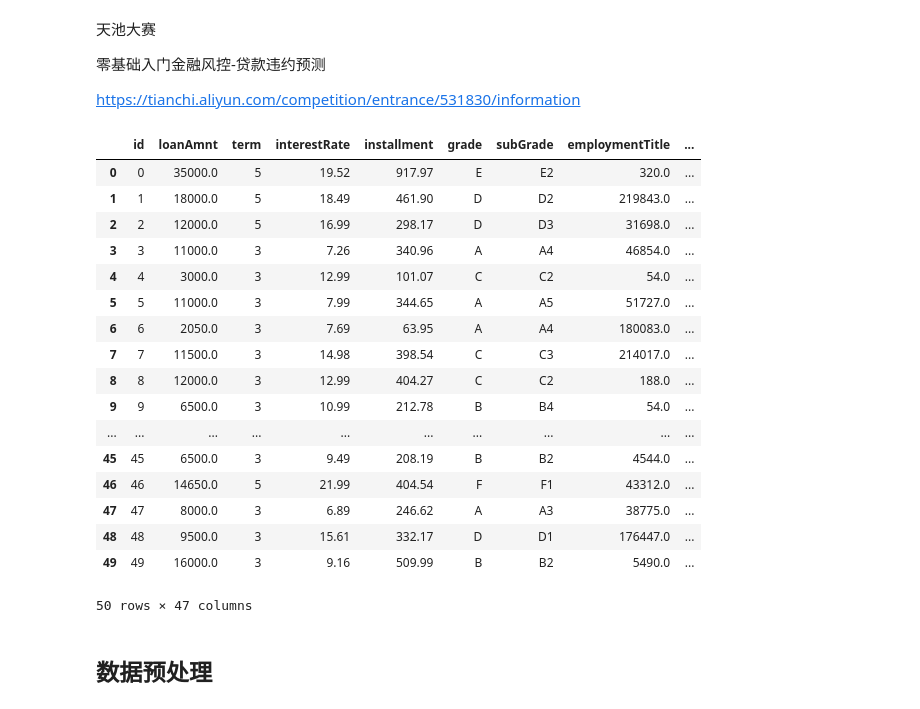
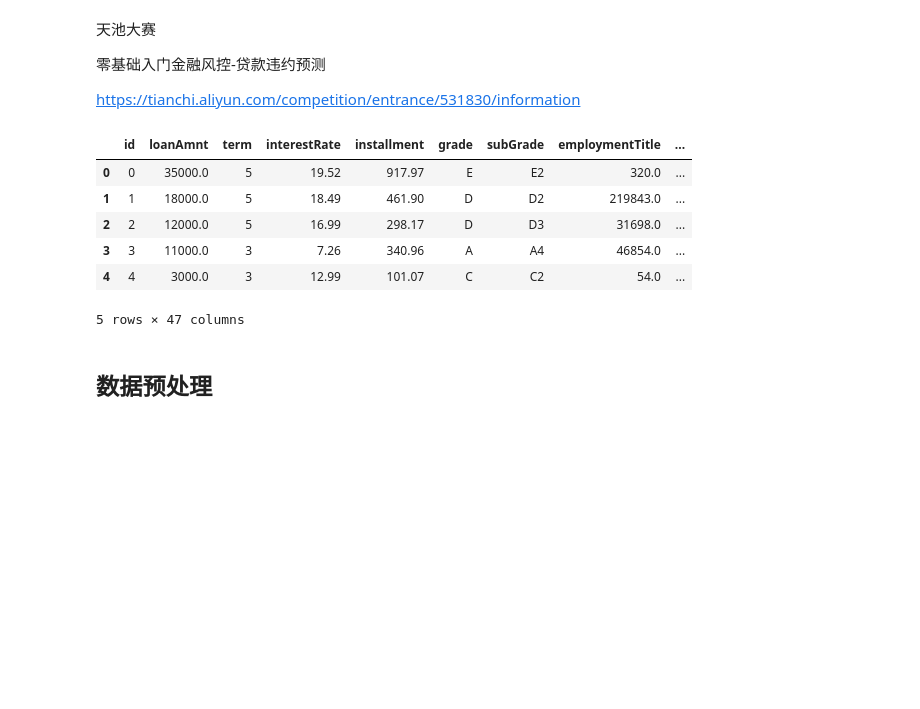
Before and after one commit to ShaoZC/Quantitative_Risk_Management_in_Python, a Jupyter notebook: 金融风控-贷款违约预测202009.ipynb, the cells around one changed output. Cells and saved outputs as stored; diff of their text form; code cells hidden in the pictures; blank space fills up the shorter version.

```diff
--- a/金融风控-贷款违约预测202009.ipynb
+++ b/金融风控-贷款违约预测202009.ipynb
@@ -11,31 +11,20 @@ import matplotlib.pyplot
 # %%
 #在线数据 无需下载
 # train_url='http://aliyuntianchiresult.cn-hangzhou.oss.aliyun-inc.com/file/race/documents/531830/train.csv?Expires=1599954909&OSSAccessKeyId=LTAILBoOl5drlflK&Signature=tu3%2F%2FkRQzmC%2BFvVx2Zezu%2FoIzpI%3D&response-content-disposition=attachment%3B%20'
 #离线数据 可提前下载好
 import pandas
 train_url='C:/Users/wade z shao/OneDrive - PwC China/downloads/train.csv'
 # train_url='C:/Users/wade/Downloads/train.csv'
 train=pandas.read_csv(train_url)
-train.head(50)
+train.head(5)
 # %% [output]
 |  | id | loanAmnt | term | interestRate | installment | grade | subGrade | employmentTitle | ... |
 | 0 | 0 | 35000.0 | 5 | 19.52 | 917.97 | E | E2 | 320.0 | ... |
 | 1 | 1 | 18000.0 | 5 | 18.49 | 461.90 | D | D2 | 219843.0 | ... |
 | 2 | 2 | 12000.0 | 5 | 16.99 | 298.17 | D | D3 | 31698.0 | ... |
 | 3 | 3 | 11000.0 | 3 | 7.26 | 340.96 | A | A4 | 46854.0 | ... |
 | 4 | 4 | 3000.0 | 3 | 12.99 | 101.07 | C | C2 | 54.0 | ... |
-| 5 | 5 | 11000.0 | 3 | 7.99 | 344.65 | A | A5 | 51727.0 | ... |
-| 6 | 6 | 2050.0 | 3 | 7.69 | 63.95 | A | A4 | 180083.0 | ... |
-| 7 | 7 | 11500.0 | 3 | 14.98 | 398.54 | C | C3 | 214017.0 | ... |
-| 8 | 8 | 12000.0 | 3 | 12.99 | 404.27 | C | C2 | 188.0 | ... |
-| 9 | 9 | 6500.0 | 3 | 10.99 | 212.78 | B | B4 | 54.0 | ... |
-| ... | ... | ... | ... | ... | ... | ... | ... | ... | ... |
-| 45 | 45 | 6500.0 | 3 | 9.49 | 208.19 | B | B2 | 4544.0 | ... |
-| 46 | 46 | 14650.0 | 5 | 21.99 | 404.54 | F | F1 | 43312.0 | ... |
-| 47 | 47 | 8000.0 | 3 | 6.89 | 246.62 | A | A3 | 38775.0 | ... |
-| 48 | 48 | 9500.0 | 3 | 15.61 | 332.17 | D | D1 | 176447.0 | ... |
-| 49 | 49 | 16000.0 | 3 | 9.16 | 509.99 | B | B2 | 5490.0 | ... |
-50 rows × 47 columns
+5 rows × 47 columns
 # %%
 #在线数据 无需下载
 # testA_url='http://aliyuntianchiresult.cn-hangzhou.oss.aliyun-inc.com/file/race/documents/531830/testA.csv?Expires=1599955258&OSSAccessKeyId=LTAILBoOl5drlflK&Signature=O25NvtTQu0Onw6eVIBeWYvByqlk%3D&response-content-disposition=attachment%3B%20'
```
Also changed, not shown: parts of 22 cells of this notebook.
